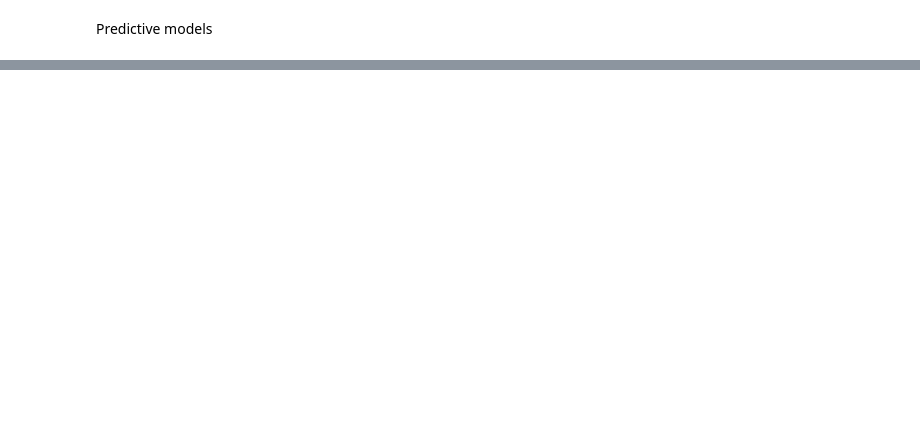
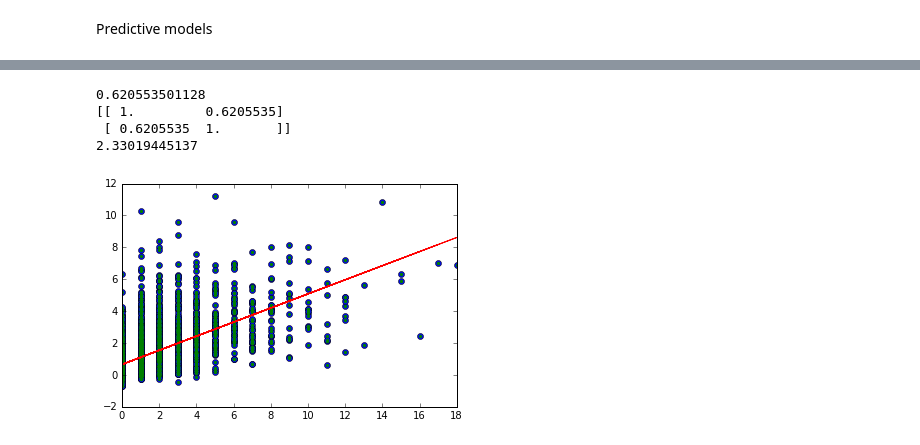
Before and after one commit to cmehta126/yinshack, a Jupyter notebook: Mehraveh_Sunday.ipynb, the cells around one changed output, grey strips where cells are left out. Saved outputs shown, nothing was run; the diff lists cells and outputs as text; code cells hidden in the pictures; blank space fills up the shorter version.

```diff
--- a/Mehraveh_Sunday.ipynb
+++ b/Mehraveh_Sunday.ipynb
@@ -147,0 +129,31 @@ print(correlation)
+# %%
+# GBM
+
+clf = GradientBoostingRegressor(n_estimators=500,learning_rate=0.05,min_samples_split=5,
+        min_samples_leaf=15,max_depth=5,max_features='sqrt',random_state=12,
+        subsample =0.8,verbose=0,warm_start = True)
+
+predicts = cross_val_predict(clf, X, Y, cv=3)
+
+# clf.fit(X,Y)
+# predicts = clf.predict(X)
+
+mean_squared_error(Y, predicts)
+plt.plot(Y,predicts,'o')
+correlation = np.corrcoef(Y, predicts)[0,1]
+print(correlation)
+
+# fit with np.polyfit
+m, b = np.polyfit(Y, predicts, 1)
+
+plt.plot(Y, predicts, '.')
+plt.plot(Y, m*Y + b, 'r-')
+
+print(np.corrcoef(Y,predicts))
+print(mean_squared_error(Y,predicts))
+# %% [output]
+0.620553501128
+[[ 1.         0.6205535]
+ [ 0.6205535  1.       ]]
+2.33019445137
+[figure, added]
```
Also changed, not shown: parts of 15 cells of this notebook.
